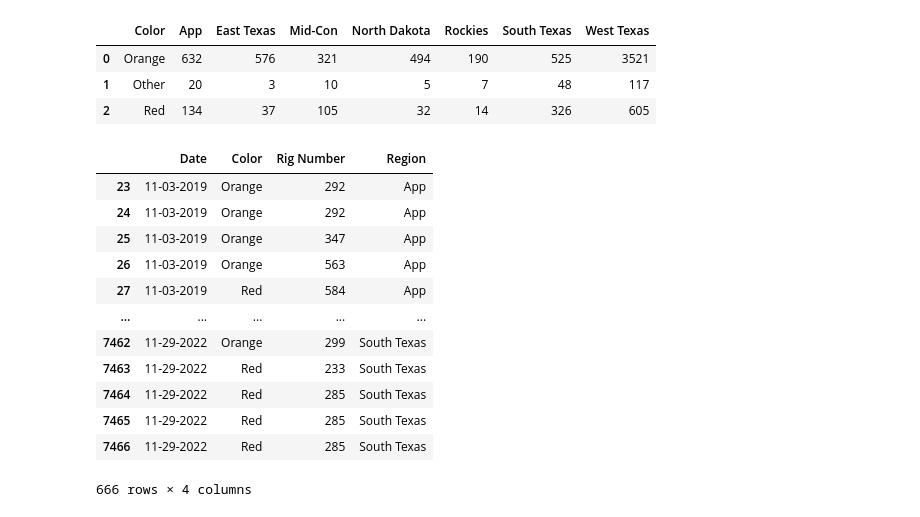
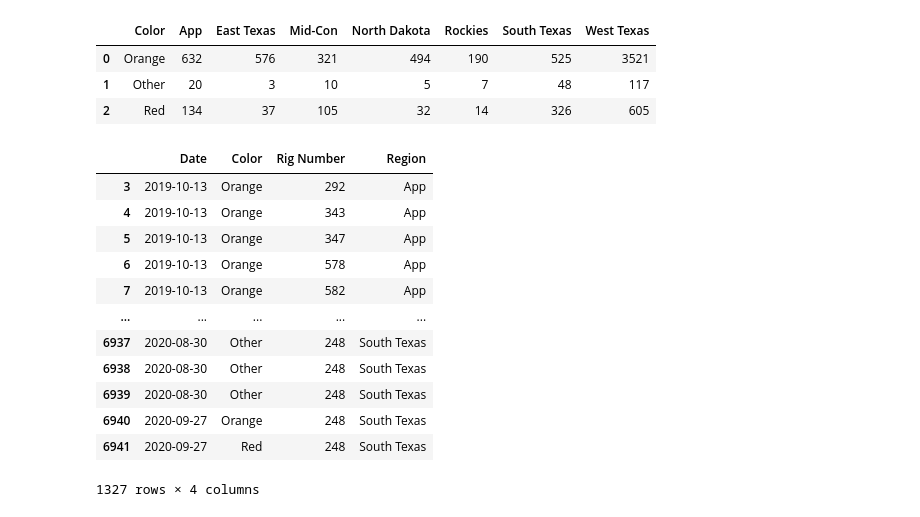
Before and after one commit to ryankracaw/MOC_project, a Jupyter notebook: MOC_visualizations.ipynb, the cells around one changed output. Cells and saved outputs as stored; diff of their text form; code cells hidden in the pictures.

```diff
--- a/MOC_visualizations.ipynb
+++ b/MOC_visualizations.ipynb
@@ -60,19 +47,19 @@ new_df
 fig = px.bar(grouped_df, x='Color', y='Count', color='Region',barmode='group')
 fig.show()
 # %%
-df[(df['Date'] > '10/31/2019') & (df['Date'] < '11/30/2019')]
+df[(df['Date'] > '2019-10-06') & (df['Date'] < '2020-10-06')]
 # %% [output]
 |  | Date | Color | Rig Number | Region |
-| 23 | 11-03-2019 | Orange | 292 | App |
-| 24 | 11-03-2019 | Orange | 292 | App |
-| 25 | 11-03-2019 | Orange | 347 | App |
-| 26 | 11-03-2019 | Orange | 563 | App |
-| 27 | 11-03-2019 | Red | 584 | App |
+| 3 | 2019-10-13 | Orange | 292 | App |
+| 4 | 2019-10-13 | Orange | 343 | App |
+| 5 | 2019-10-13 | Orange | 347 | App |
+| 6 | 2019-10-13 | Orange | 578 | App |
+| 7 | 2019-10-13 | Orange | 582 | App |
 | ... | ... | ... | ... | ... |
-| 7462 | 11-29-2022 | Orange | 299 | South Texas |
-| 7463 | 11-29-2022 | Red | 233 | South Texas |
-| 7464 | 11-29-2022 | Red | 285 | South Texas |
-| 7465 | 11-29-2022 | Red | 285 | South Texas |
-| 7466 | 11-29-2022 | Red | 285 | South Texas |
+| 6937 | 2020-08-30 | Other | 248 | South Texas |
+| 6938 | 2020-08-30 | Other | 248 | South Texas |
+| 6939 | 2020-08-30 | Other | 248 | South Texas |
+| 6940 | 2020-09-27 | Orange | 248 | South Texas |
+| 6941 | 2020-09-27 | Red | 248 | South Texas |
-666 rows × 4 columns
+1327 rows × 4 columns
 # %%
```
Also changed, not shown: parts of 18 cells of this notebook, 5 other files.
